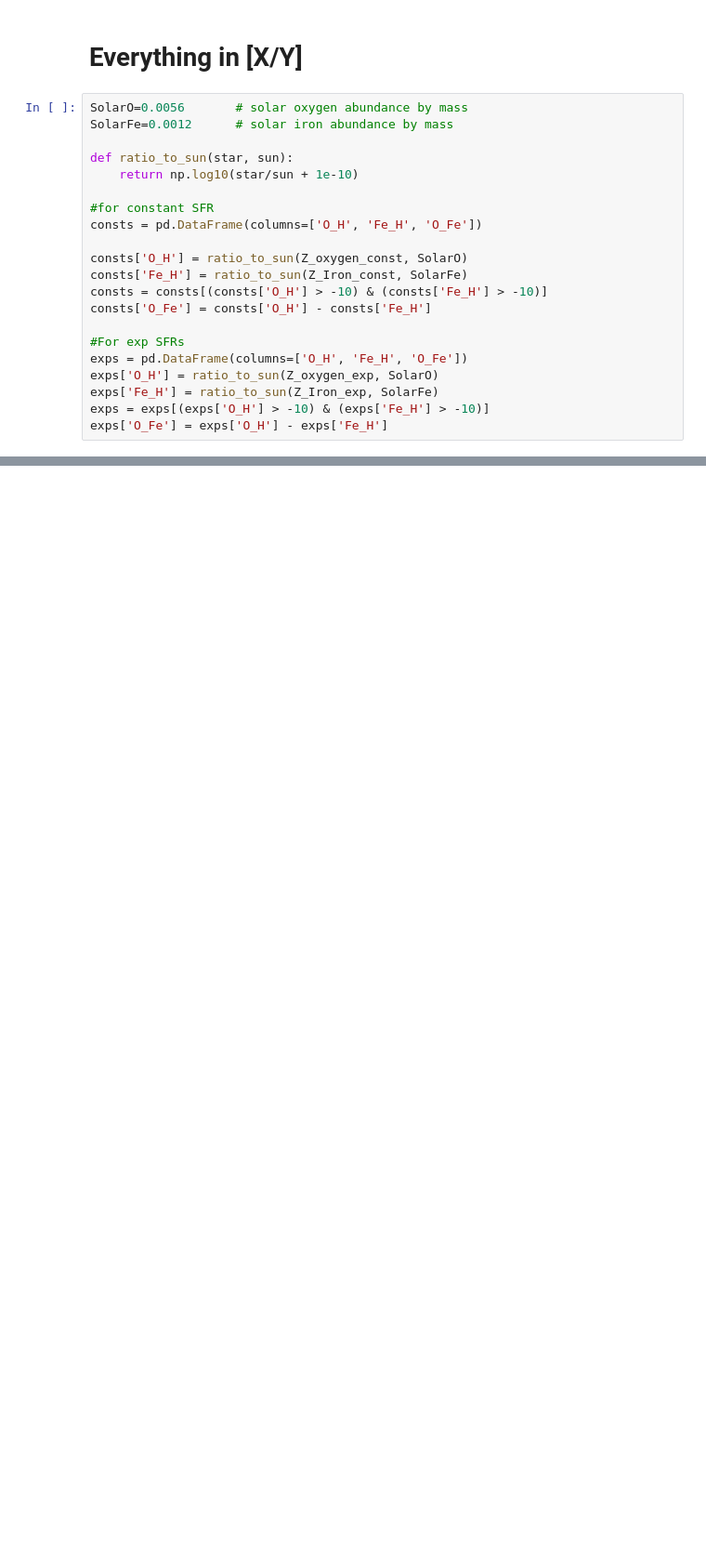
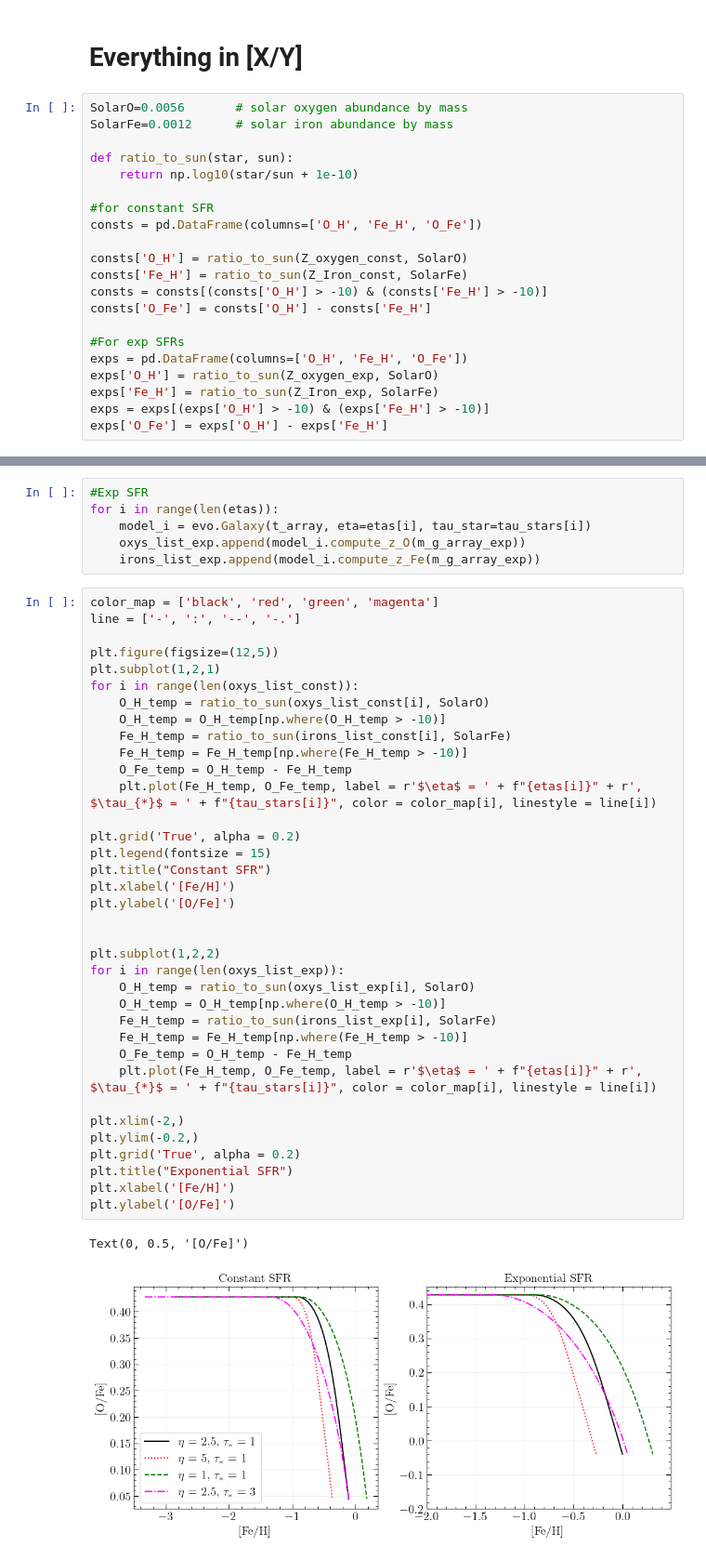
Before and after one commit to haniyehtajer/chemevo, a Jupyter notebook: examples/numerical_integration_tests/Fe_and_O.ipynb, the cells around one changed output, grey strips where cells are left out. Shown: that part at 93% size. Drawn from its saved outputs; the diff is of its cells as text; blank space fills up the shorter version.

```diff
--- a/examples/numerical_integration_tests/Fe_and_O.ipynb
+++ b/examples/numerical_integration_tests/Fe_and_O.ipynb
@@ -146,0 +179,45 @@ Text(0, 0.5, '[O/Fe]')
+# %%
+#Exp SFR
+for i in range(len(etas)):
+    model_i = evo.Galaxy(t_array, eta=etas[i], tau_star=tau_stars[i])
+    oxys_list_exp.append(model_i.compute_z_O(m_g_array_exp))
+    irons_list_exp.append(model_i.compute_z_Fe(m_g_array_exp))
+# %%
+color_map = ['black', 'red', 'green', 'magenta']
+line = ['-', ':', '--', '-.']
+
+plt.figure(figsize=(12,5))
+plt.subplot(1,2,1)
+for i in range(len(oxys_list_const)):
+    O_H_temp = ratio_to_sun(oxys_list_const[i], SolarO)
+    O_H_temp = O_H_temp[np.where(O_H_temp > -10)]
+    Fe_H_temp = ratio_to_sun(irons_list_const[i], SolarFe)
+    Fe_H_temp = Fe_H_temp[np.where(Fe_H_temp > -10)]
+    O_Fe_temp = O_H_temp - Fe_H_temp
+    plt.plot(Fe_H_temp, O_Fe_temp, label = r'$\eta$ = ' + f"{etas[i]}" + r', $\tau_{*}$ = ' + f"{tau_stars[i]}", color = color_map[i], linestyle = line[i])
+
+plt.grid('True', alpha = 0.2)
+plt.legend(fontsize = 15)
+plt.title("Constant SFR")
+plt.xlabel('[Fe/H]')
+plt.ylabel('[O/Fe]')
+
+
+plt.subplot(1,2,2)
+for i in range(len(oxys_list_exp)):
+    O_H_temp = ratio_to_sun(oxys_list_exp[i], SolarO)
+    O_H_temp = O_H_temp[np.where(O_H_temp > -10)]
+    Fe_H_temp = ratio_to_sun(irons_list_exp[i], SolarFe)
+    Fe_H_temp = Fe_H_temp[np.where(Fe_H_temp > -10)]
+    O_Fe_temp = O_H_temp - Fe_H_temp
+    plt.plot(Fe_H_temp, O_Fe_temp, label = r'$\eta$ = ' + f"{etas[i]}" + r', $\tau_{*}$ = ' + f"{tau_stars[i]}", color = color_map[i], linestyle = line[i])
+
+plt.xlim(-2,)
+plt.ylim(-0.2,)
+plt.grid('True', alpha = 0.2)
+plt.title("Exponential SFR")
+plt.xlabel('[Fe/H]')
+plt.ylabel('[O/Fe]')
+# %% [output]
+Text(0, 0.5, '[O/Fe]')
+[figure, added]
```
Also changed, not shown: parts of 13 cells of this notebook, 1 other file.
